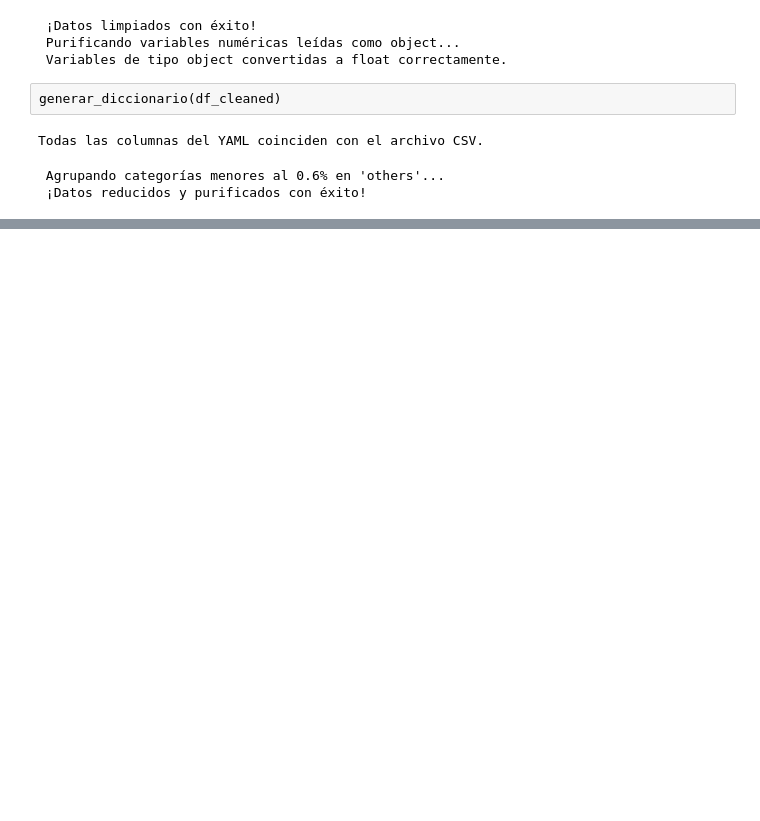
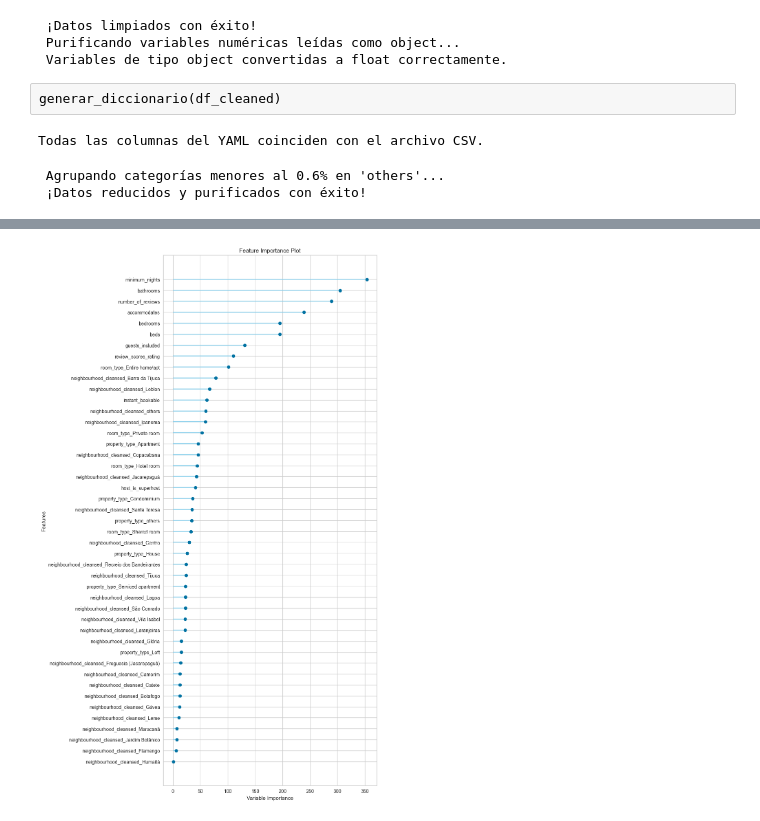
Before and after one commit to aemedina24/airbnb-price-predictor-api, a Jupyter notebook: notebooks/02_implentacion_pycaret.ipynb, the cells around one changed output, grey strips where cells are left out. Cells and saved outputs as stored; diff of their text form; code cells hidden in the pictures; blank space fills up the shorter version.

```diff
--- a/notebooks/02_implentacion_pycaret.ipynb
+++ b/notebooks/02_implentacion_pycaret.ipynb
@@ -248,3 +269,7 @@ modelo_ganador = compare_models()
 # %%
 # Entrenamos el LightGBM con absolutamente todos los datos
 modelo_final_lgb = finalize_model(modelo_ganador)
+# %%
+# Muestra la importancia y relación de todas las características con el precio
+plot_model(modelo_final_lgb, plot='feature_all')
+# %% [output]
@@ -250,0 +277 @@ modelo_final_lgb = finalize_model(modelo_ganador)
+[figure, added]
```
Also changed, not shown: parts of 20 cells of this notebook, 2 other files.
